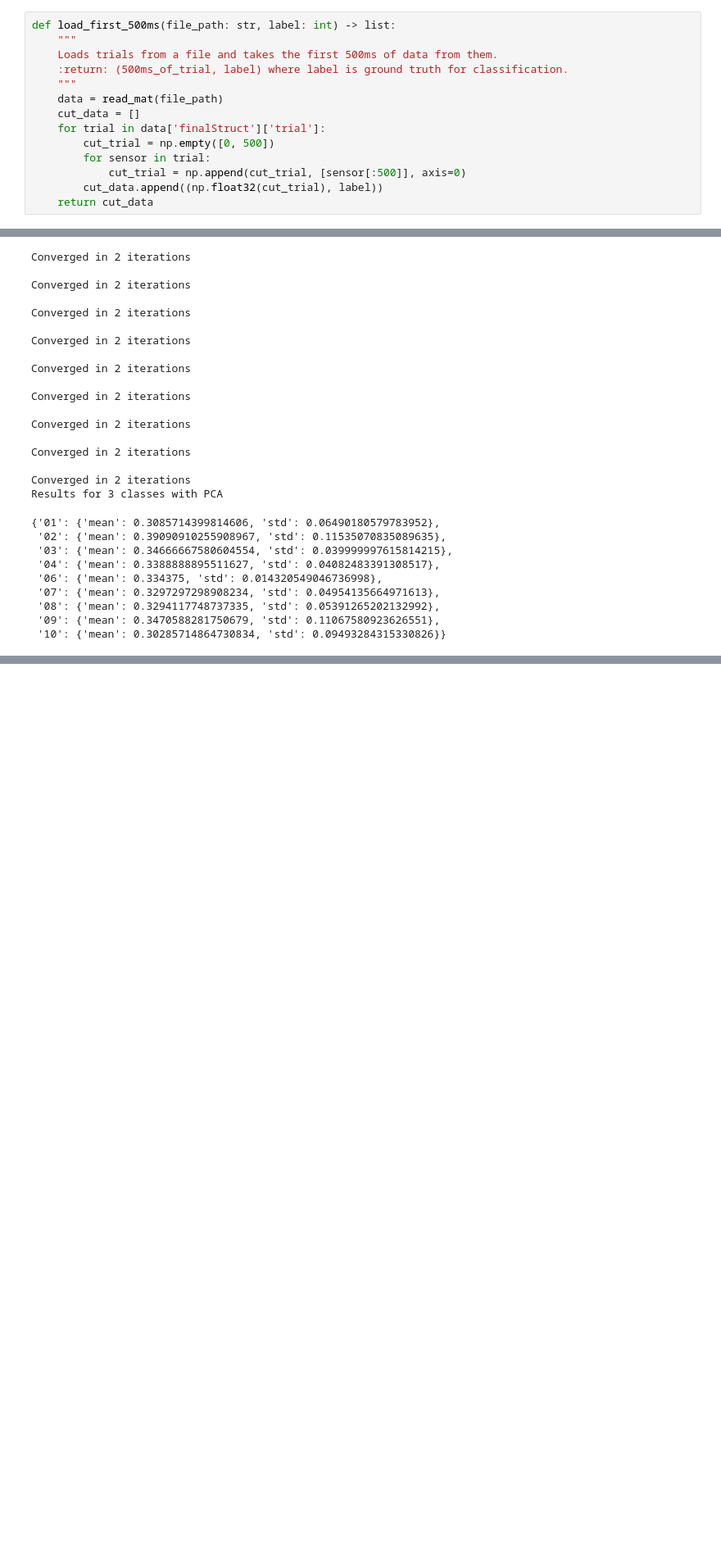
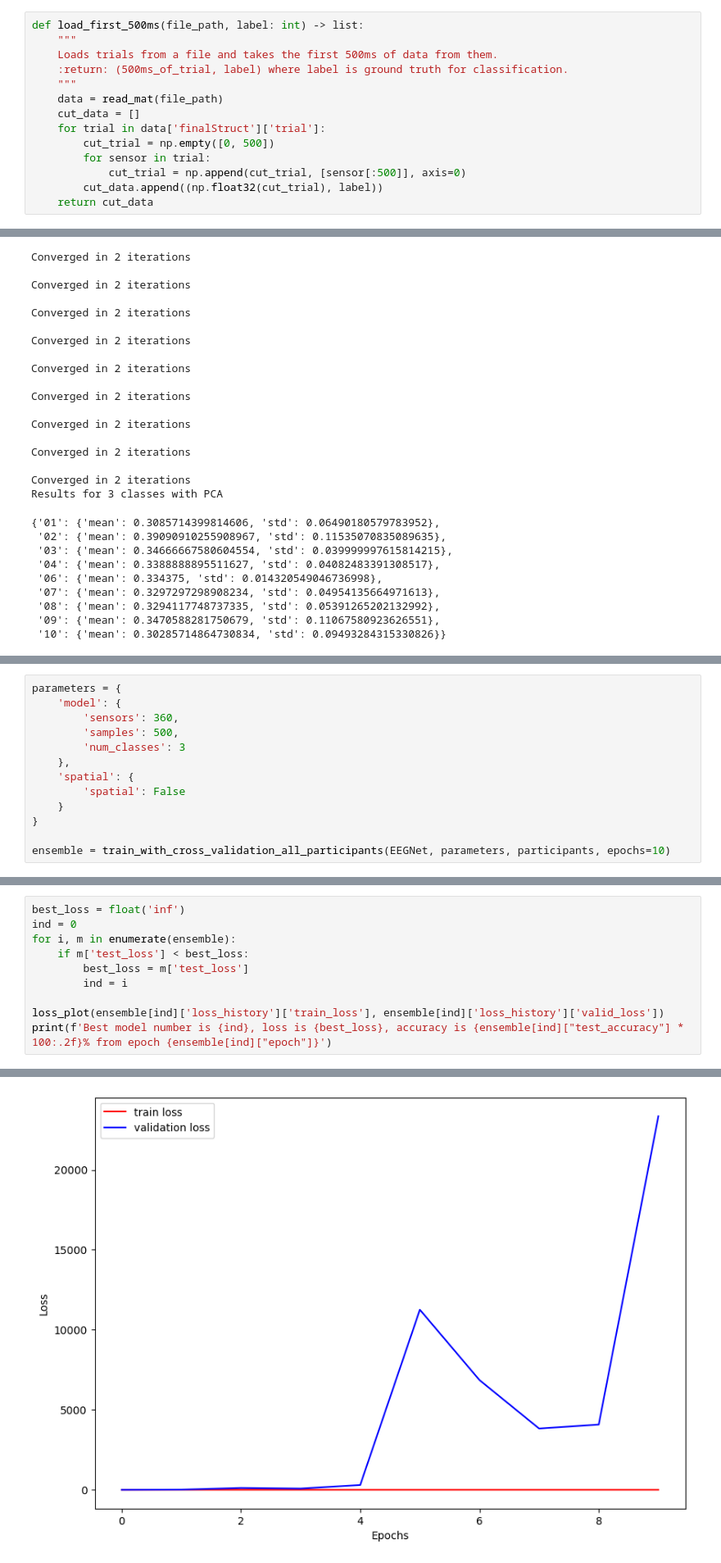
Before and after one commit to nealkafree/toponet, a Jupyter notebook: notebook/TopoNet_MEG_train.ipynb, the cells around one changed output, grey strips where cells are left out. Shown at 82% size. Drawn from its saved outputs; the diff is of its cells as text; blank space fills up the shorter version.

Commit message:
Try to train on all participants

```diff
--- a/notebook/TopoNet_MEG_train.ipynb
+++ b/notebook/TopoNet_MEG_train.ipynb
@@ -29,7 +30,7 @@ Only one participant is used for training and testing.
 # %% [markdown]
 ### Loading data
 # %%
-def load_first_500ms(file_path: str, label: int) -> list:
+def load_first_500ms(file_path, label: int) -> list:
     """
     Loads trials from a file and takes the first 500ms of data from them.
     :return: (500ms_of_trial, label) where label is ground truth for classification.
@@ -1073,0 +1144,13 @@ Results for 3 classes with PCA
+# %%
+parameters = {
+    'model': {
+        'sensors': 360,
+        'samples': 500,
+        'num_classes': 3
+    },
+    'spatial': {
+        'spatial': False
+    }
+}
+
+ensemble = train_with_cross_validation_all_participants(EEGNet, parameters, participants, epochs=10)
@@ -1073,0 +1246,11 @@ Results for 3 classes with PCA
+# %%
+best_loss = float('inf')
+ind = 0
+for i, m in enumerate(ensemble):
+    if m['test_loss'] < best_loss:
+        best_loss = m['test_loss']
+        ind = i
+
+loss_plot(ensemble[ind]['loss_history']['train_loss'], ensemble[ind]['loss_history']['valid_loss'])
+print(f'Best model number is {ind}, loss is {best_loss}, accuracy is {ensemble[ind]["test_accuracy"] * 100:.2f}% from epoch {ensemble[ind]["epoch"]}')
+# %% [output]
@@ -1074 +1258,2 @@ Results for 3 classes with PCA
+[figure, added]
 # %% [markdown]
```
Also changed, not shown: parts of 7 cells of this notebook.
